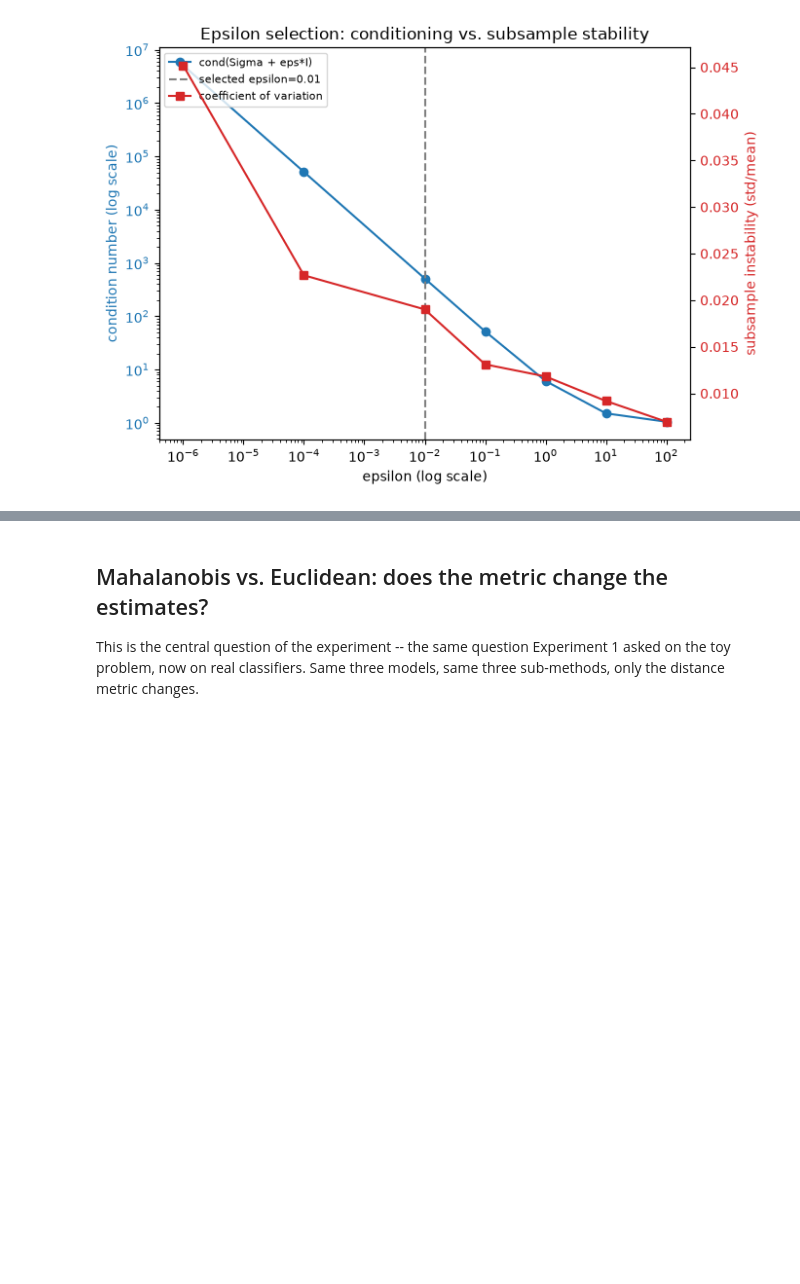
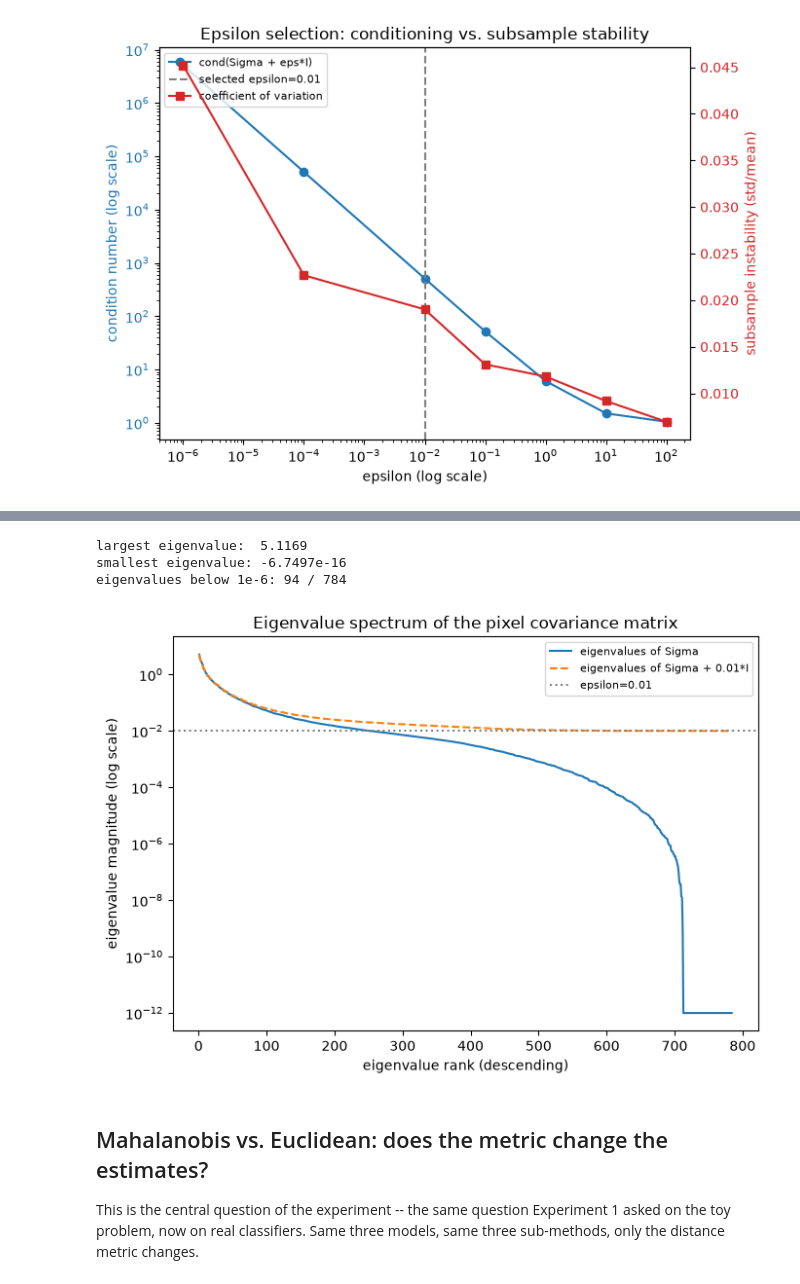
Before and after one commit to Kilobyte947/Datasig, a Jupyter notebook: mnist_lipschitz/notebook_mnist_lipschitz.ipynb, the cells around one changed output, grey strips where cells are left out. Saved outputs shown, nothing was run; the diff lists cells and outputs as text; code cells hidden in the pictures; blank space fills up the shorter version.

```diff
--- a/mnist_lipschitz/notebook_mnist_lipschitz.ipynb
+++ b/mnist_lipschitz/notebook_mnist_lipschitz.ipynb
@@ -168,3 +185,18 @@ selected epsilon = 0.01
+# %%
+eigenvalues = results["covariance_eigenvalues"]
+fig_eigenvalues = plots.plot_covariance_eigenvalues(
+    eigenvalues, epsilon=results["selected_epsilon"],
+    save_path=run_experiment.RESULTS_DIR / "covariance_eigenvalues.png")
+
+n_near_zero = (eigenvalues < 1e-6).sum().item()
+print(f"largest eigenvalue:  {eigenvalues[0].item():.4f}")
+print(f"smallest eigenvalue: {eigenvalues[-1].item():.4e}")
+print(f"eigenvalues below 1e-6: {n_near_zero} / {len(eigenvalues)}")
+# %% [output]
+largest eigenvalue:  5.1169
+smallest eigenvalue: -6.7497e-16
+eigenvalues below 1e-6: 94 / 784
+[figure, added]
 # %% [markdown]
 ## Mahalanobis vs. Euclidean: does the metric change the estimates?
 
```
Also changed, not shown: parts of 5 cells of this notebook, 5 other files.
